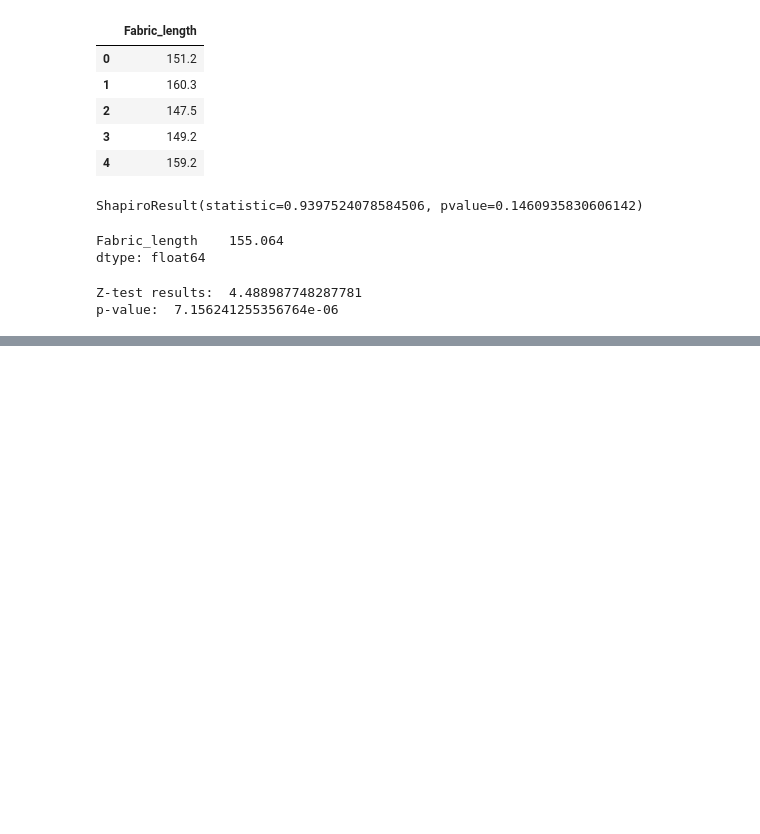
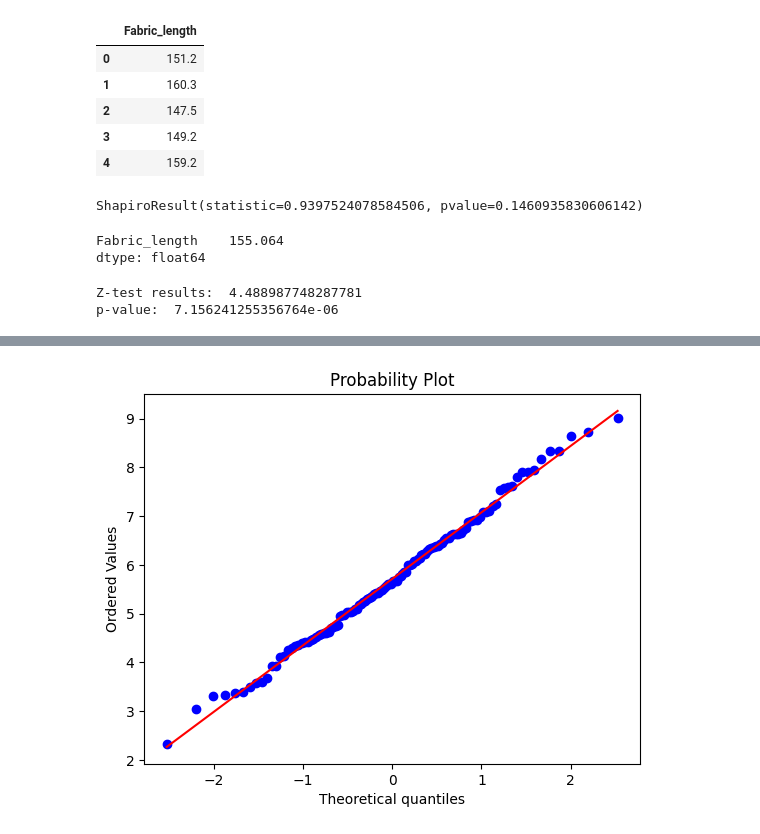
Before and after one commit to parth-gz/Data-Science, a Jupyter notebook: 17 - Hypothesis Testing/hypothesis_testing.ipynb, the cells around one changed output, grey strips where cells are left out. Cells and saved outputs as stored; diff of their text form; code cells hidden in the pictures; blank space fills up the shorter version.

```diff
--- a/17 - Hypothesis Testing/hypothesis_testing.ipynb
+++ b/17 - Hypothesis Testing/hypothesis_testing.ipynb
@@ -110,0 +173,4 @@ p-value:  7.156241255356764e-06
+# %%
+#Objective: Check if there is difference in transaction times of supplier A and supplier B
+sup=pd.read_csv('paired2.csv')
+sup.head()
@@ -110,0 +184,5 @@ p-value:  7.156241255356764e-06
+# %%
+stats.probplot(sup.SupplierA,dist='norm',plot=pylab)
+pylab.show()
+# %% [output]
+[figure, added]
```
Also changed, not shown: parts of 23 cells of this notebook.
